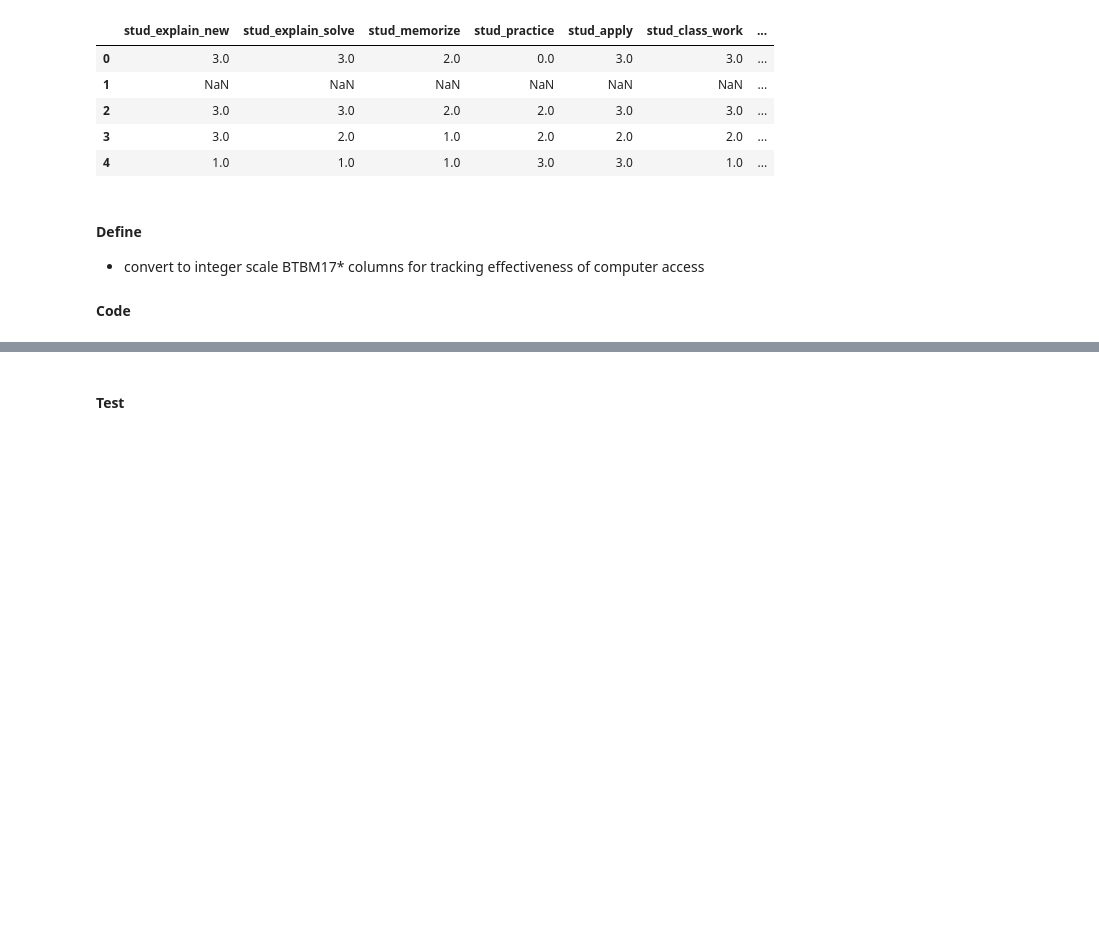
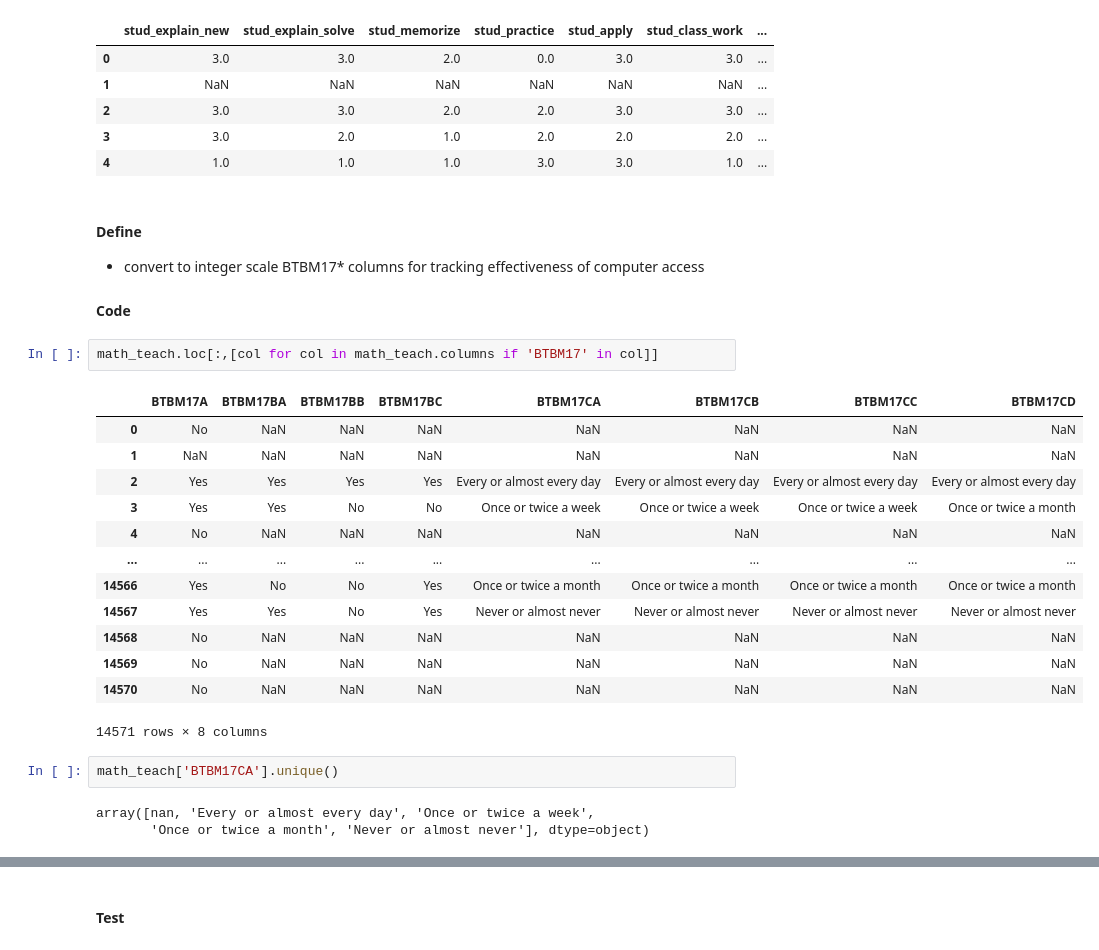
Before and after one commit to sjhaluck/TIMSS-Data-Science, a Jupyter notebook: TIMSS Exploration.ipynb, the cells around one changed output, grey strips where cells are left out. Cells and saved outputs as stored; diff of their text form; blank space fills up the shorter version.

Commit message:
feat: nearly complete data preparation for math_teach dataframe

```diff
--- a/TIMSS Exploration.ipynb
+++ b/TIMSS Exploration.ipynb
@@ -2088,3 +2088,24 @@ math_teach.loc[:,[col for col in math_teach.columns if 'stud_' in col]].head()
 * convert to integer scale BTBM17* columns for tracking effectiveness of computer access
 
 #### Code
+# %%
+math_teach.loc[:,[col for col in math_teach.columns if 'BTBM17' in col]]
+# %% [output]
+|  | BTBM17A | BTBM17BA | BTBM17BB | BTBM17BC | BTBM17CA | BTBM17CB | BTBM17CC | BTBM17CD |
+| 0 | No | NaN | NaN | NaN | NaN | NaN | NaN | NaN |
+| 1 | NaN | NaN | NaN | NaN | NaN | NaN | NaN | NaN |
+| 2 | Yes | Yes | Yes | Yes | Every or almost every day | Every or almost every day | Every or almost every day | Every or almost every day |
+| 3 | Yes | Yes | No | No | Once or twice a week | Once or twice a week | Once or twice a week | Once or twice a month |
+| 4 | No | NaN | NaN | NaN | NaN | NaN | NaN | NaN |
+| ... | ... | ... | ... | ... | ... | ... | ... | ... |
+| 14566 | Yes | No | No | Yes | Once or twice a month | Once or twice a month | Once or twice a month | Once or twice a month |
+| 14567 | Yes | Yes | No | Yes | Never or almost never | Never or almost never | Never or almost never | Never or almost never |
+| 14568 | No | NaN | NaN | NaN | NaN | NaN | NaN | NaN |
+| 14569 | No | NaN | NaN | NaN | NaN | NaN | NaN | NaN |
+| 14570 | No | NaN | NaN | NaN | NaN | NaN | NaN | NaN |
+14571 rows × 8 columns
+# %%
+math_teach['BTBM17CA'].unique()
+# %% [output]
+array([nan, 'Every or almost every day', 'Once or twice a week',
+       'Once or twice a month', 'Never or almost never'], dtype=object)
```
Also changed, not shown: parts of 46 cells of this notebook.
